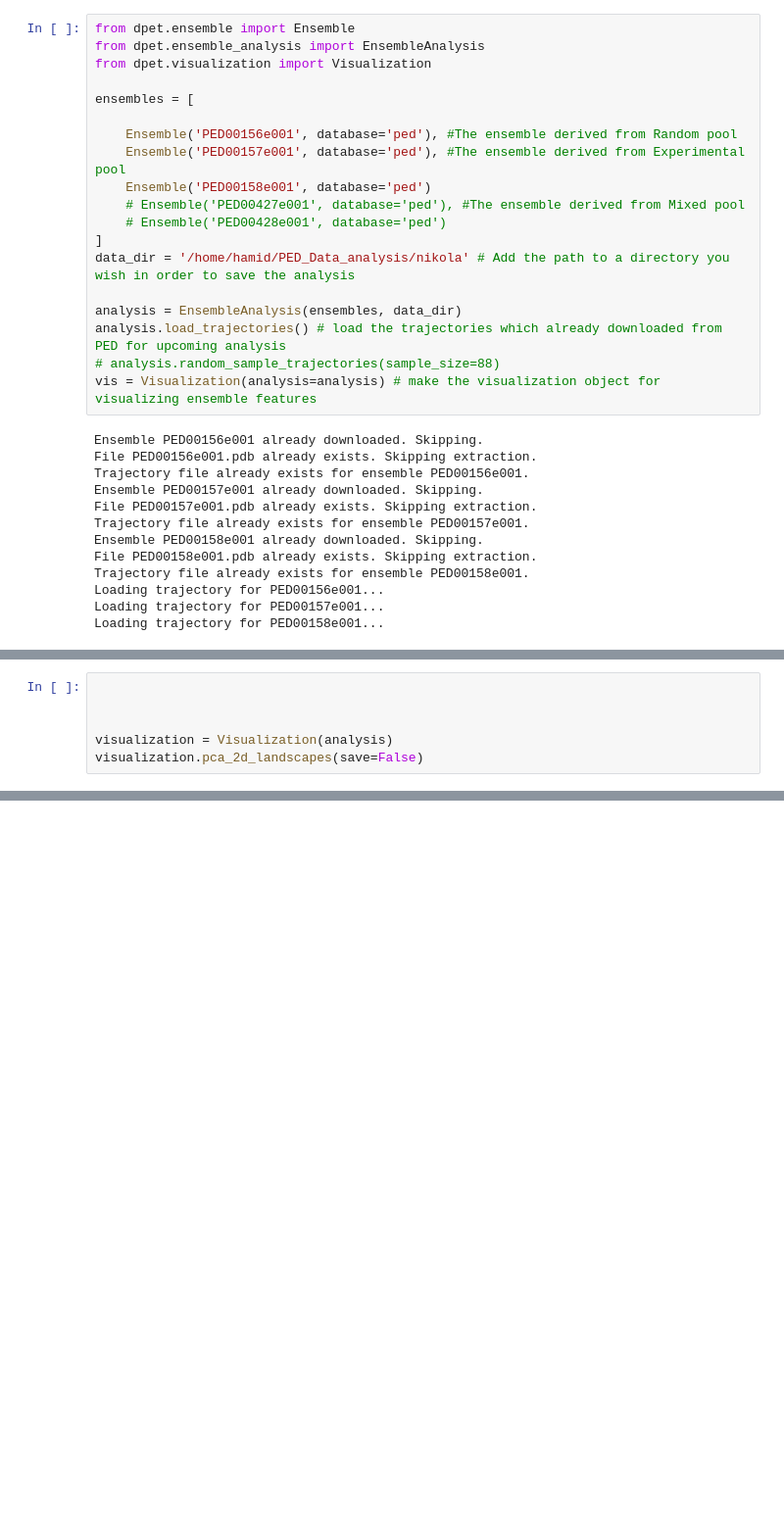
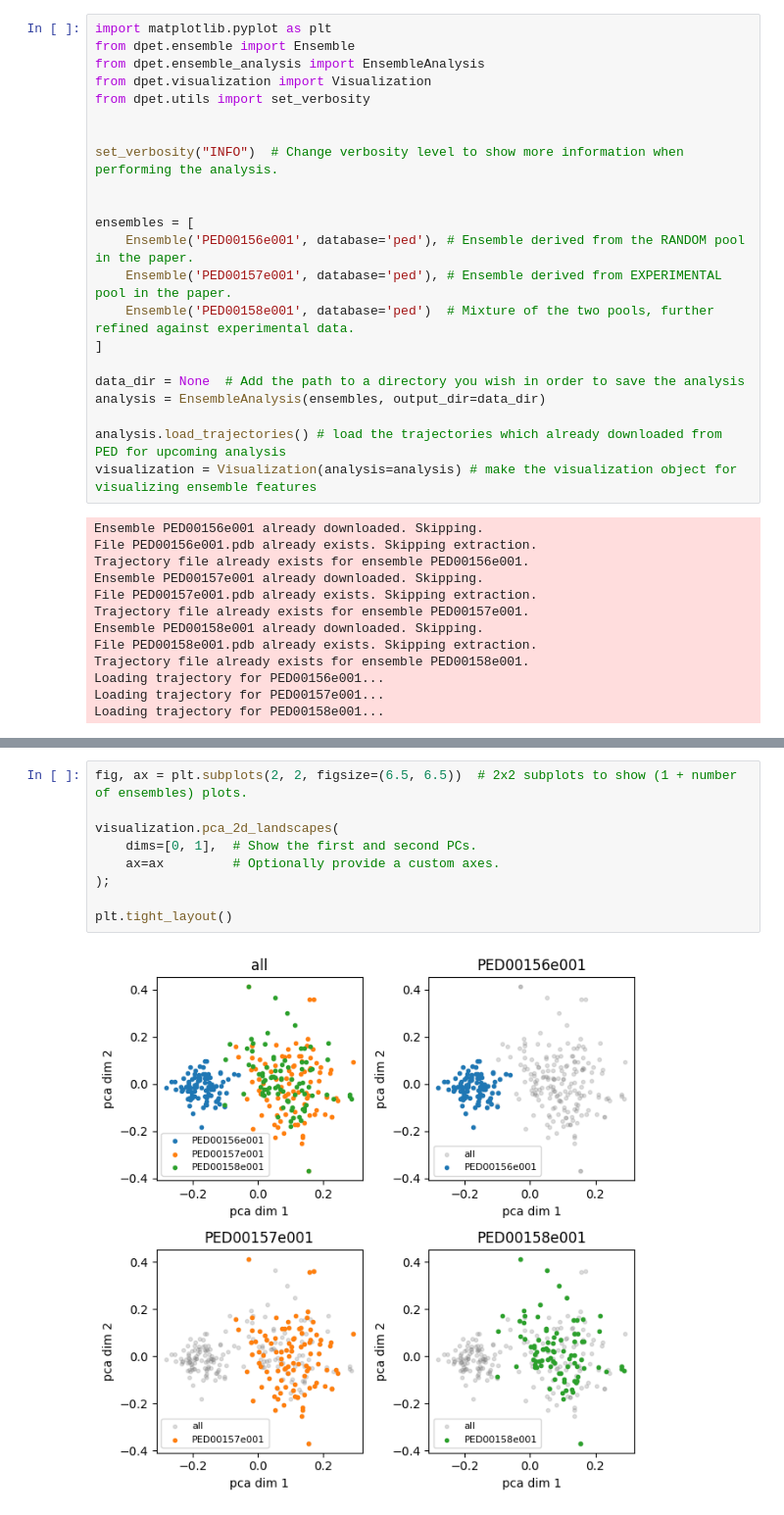
Before and after one commit to BioComputingUP/EnsembleTools, a Jupyter notebook: notebooks/kpca_analysis.ipynb, the cells around one changed output, grey strips where cells are left out. Shown at 98% size. Saved outputs shown, nothing was run; the diff lists cells and outputs as text; blank space fills up the shorter version.

```diff
--- a/notebooks/kpca_analysis.ipynb
+++ b/notebooks/kpca_analysis.ipynb
@@ -3,22 +11,25 @@
 # %%
+import matplotlib.pyplot as plt
 from dpet.ensemble import Ensemble
 from dpet.ensemble_analysis import EnsembleAnalysis
 from dpet.visualization import Visualization
+from dpet.utils import set_verbosity
+
+
+set_verbosity("INFO")  # Change verbosity level to show more information when performing the analysis.
+
 
 ensembles = [
+    Ensemble('PED00156e001', database='ped'), # Ensemble derived from the RANDOM pool in the paper.
+    Ensemble('PED00157e001', database='ped'), # Ensemble derived from EXPERIMENTAL  pool in the paper.
+    Ensemble('PED00158e001', database='ped')  # Mixture of the two pools, further refined against experimental data.
+]
 
-    Ensemble('PED00156e001', database='ped'), #The ensemble derived from Random pool
-    Ensemble('PED00157e001', database='ped'), #The ensemble derived from Experimental pool
-    Ensemble('PED00158e001', database='ped')
-    # Ensemble('PED00427e001', database='ped'), #The ensemble derived from Mixed pool
-    # Ensemble('PED00428e001', database='ped')
-]
-data_dir = '/home/hamid/PED_Data_analysis/nikola' # Add the path to a directory you wish in order to save the analysis
+data_dir = None  # Add the path to a directory you wish in order to save the analysis
+analysis = EnsembleAnalysis(ensembles, output_dir=data_dir)
 
-analysis = EnsembleAnalysis(ensembles, data_dir)
 analysis.load_trajectories() # load the trajectories which already downloaded from PED for upcoming analysis
-# analysis.random_sample_trajectories(sample_size=88)
-vis = Visualization(analysis=analysis) # make the visualization object for visualizing ensemble features
+visualization = Visualization(analysis=analysis) # make the visualization object for visualizing ensemble features
 # %% [output]
 Ensemble PED00156e001 already downloaded. Skipping.
 File PED00156e001.pdb already exists. Skipping extraction.
@@ -73,6 +70,0 @@ Reduced dimensionality ensemble shape: (88, 3)
-# %%
-
-
-
-visualization = Visualization(analysis)
-visualization.pca_2d_landscapes(save=False)
@@ -99,0 +79,11 @@ array([<Axes: xlabel='Dim 1', ylabel='Density'>,
+# %%
+fig, ax = plt.subplots(2, 2, figsize=(6.5, 6.5))  # 2x2 subplots to show (1 + number of ensembles) plots.
+
+visualization.pca_2d_landscapes(
+    dims=[0, 1],  # Show the first and second PCs.
+    ax=ax         # Optionally provide a custom axes.
+);
+
+plt.tight_layout()
+# %% [output]
+[figure, added]
```
Also changed, not shown: parts of 14 cells of this notebook, 2 other files.
